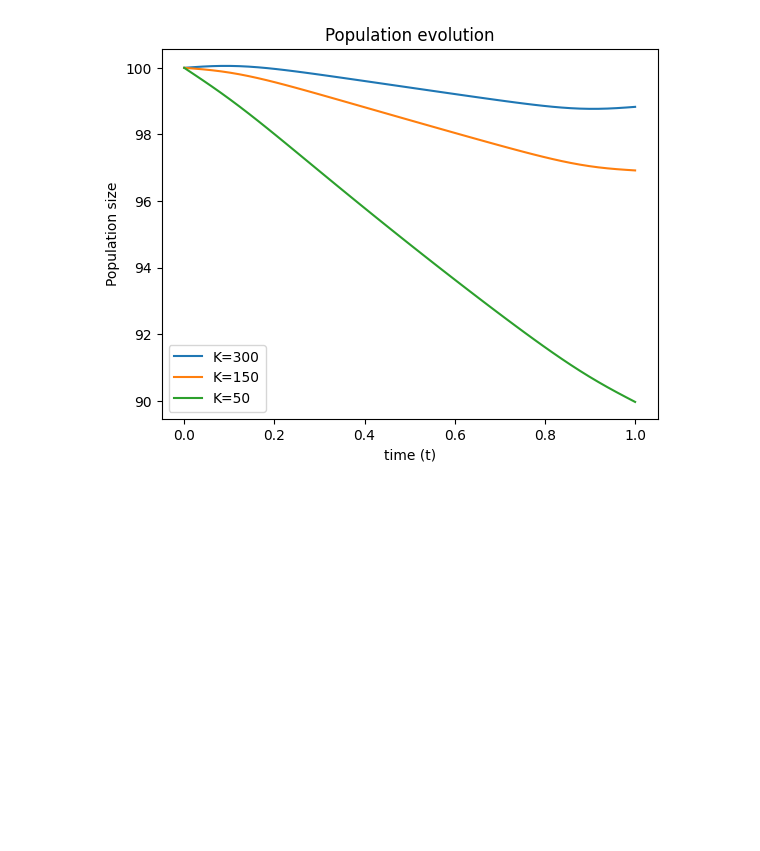
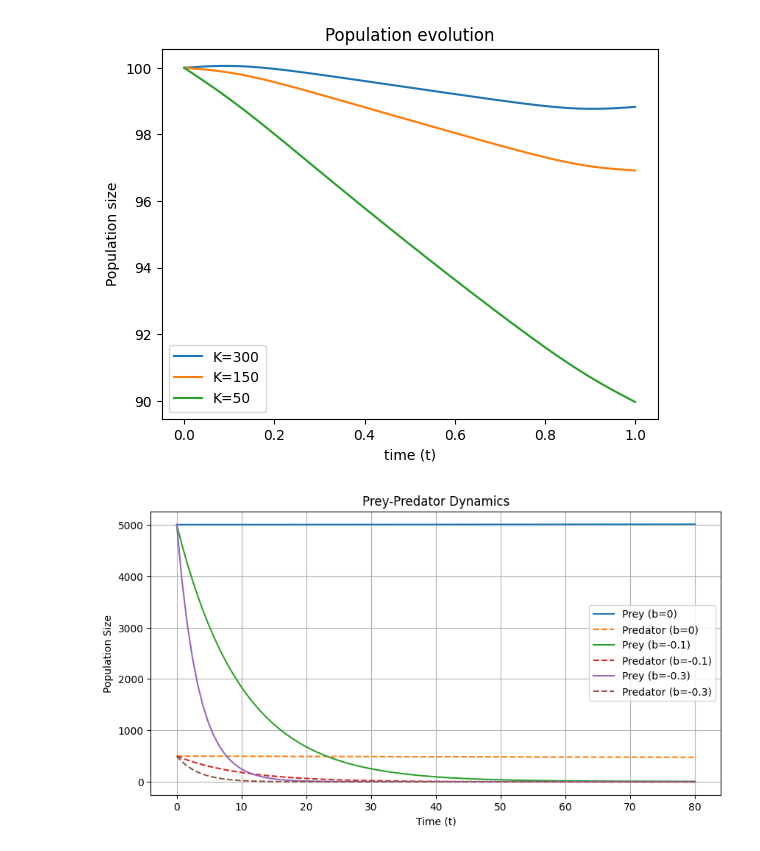
Before and after one commit to ecoPolly/Biomathematics, a Jupyter notebook: biomath_1.ipynb, the cells around one changed output. Drawn from its saved outputs; the diff is of its cells as text; code cells hidden in the pictures; blank space fills up the shorter version.

```diff
--- a/biomath_1.ipynb
+++ b/biomath_1.ipynb
@@ -71,0 +104,42 @@ plt.show()
+# %%
+#PREY PREDATOR + OUT TAKE
+#population dynamic as function of t and b(t)
+
+r_p = 0.6
+r_s =-0.2
+sigma_p = 2* 10**(-6)
+sigma_s = 10**(-4)
+alpha = 10**(-3)
+mu = 10**(-2)
+bt = [0, -0.1, -0.3]
+
+def prey_predator_outake(y, t , bt):   #collect the variables in y
+    p0, s0 = y
+    dpdt = r_p - sigma_p*p0 - alpha*s0 + bt*p0
+    dsdt = r_s - sigma_s*s0 - alpha*p0*mu + bt*s0
+    return [dpdt, dsdt]
+
+t = np.linspace(0, 80, 100)
+p0 = 5000
+s0= 500
+
+plt.figure(figsize=(10, 5))
+
+for i in bt:
+    y0 = [p0, s0]
+    solution = odeint( prey_predator_outake, y0, t, args = (i,))
+
+    prey = solution[:, 0]
+    predator = solution[:, 1]
+
+    plt.plot(t, prey, label=f'Prey (b={i})')
+    plt.plot(t, predator, label=f'Predator (b={i})', linestyle='--')
+
+plt.xlabel('Time (t)')
+plt.ylabel('Population Size')
+plt.title('Prey-Predator Dynamics')
+plt.legend()
+plt.grid()
+plt.show()
+# %% [output]
+[figure, added]
```
Also changed, not shown: parts of 4 cells of this notebook.
